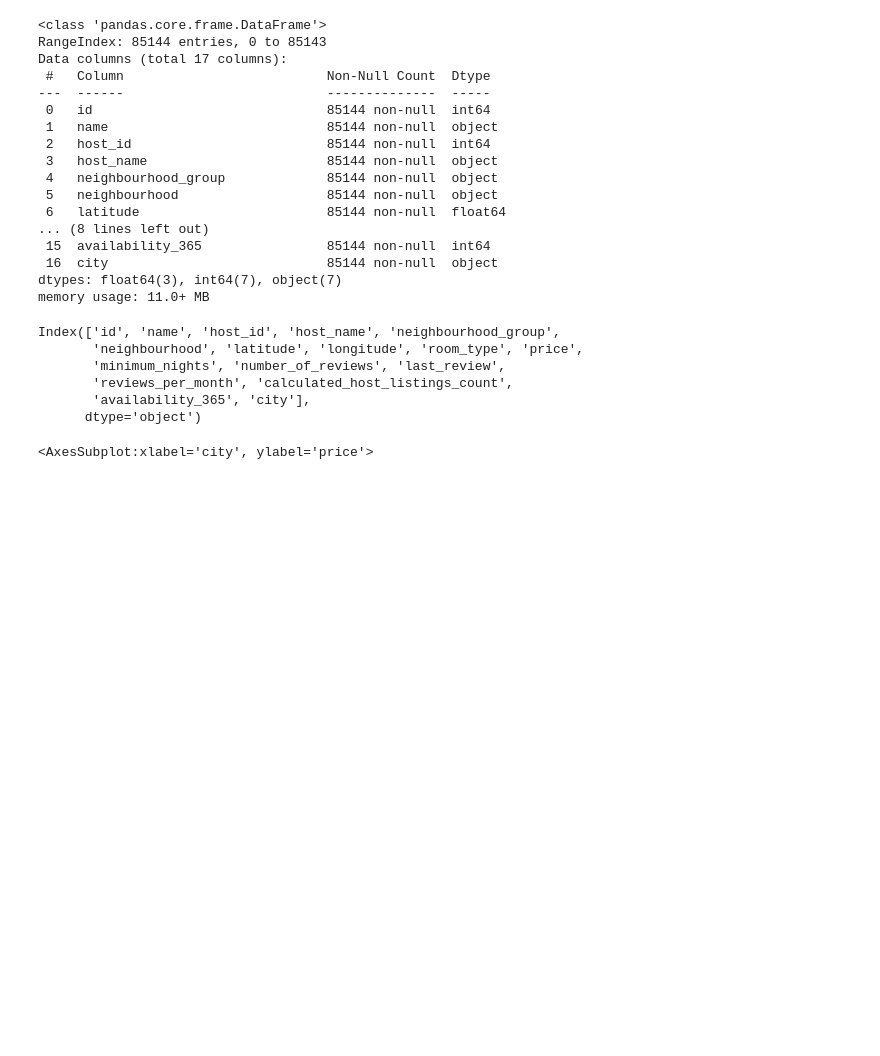
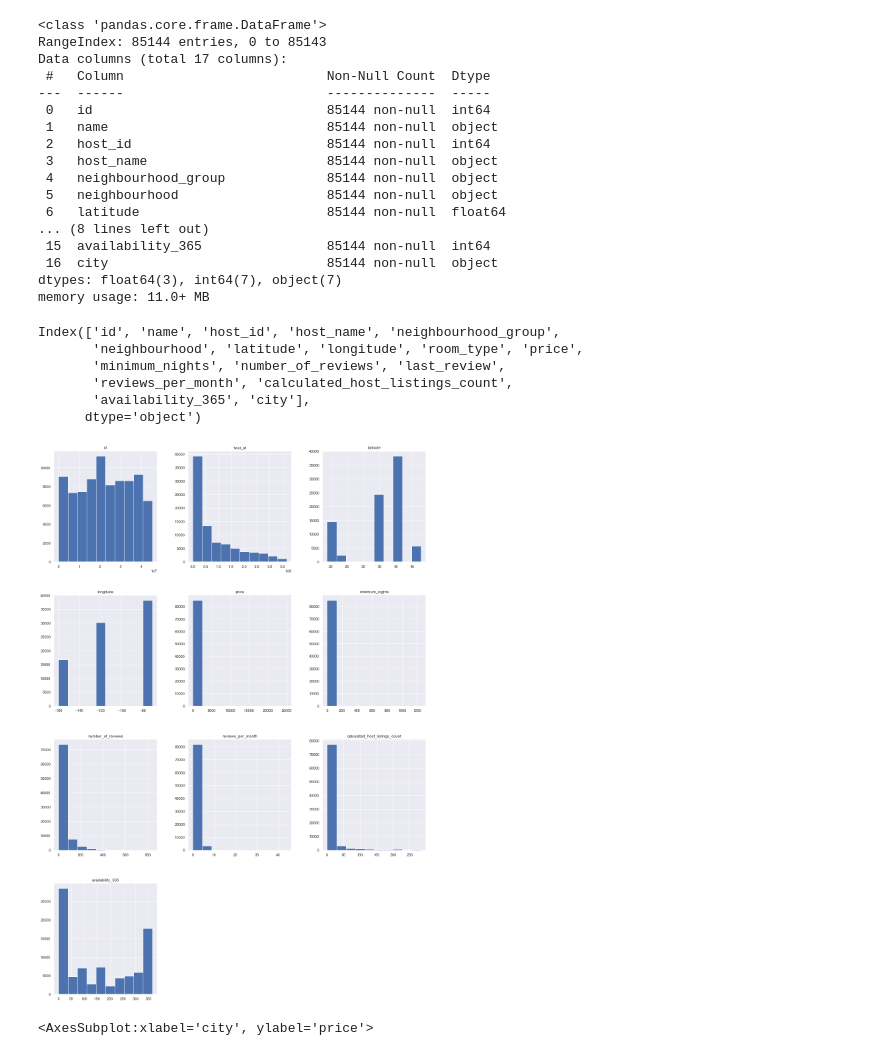
Before and after one commit to malakmosly/Capstone2, a Jupyter notebook: Airbnb Data EDA.ipynb, the cells around one changed output. Saved outputs shown, nothing was run; the diff lists cells and outputs as text; code cells hidden in the pictures; blank space fills up the shorter version.

```diff
--- a/Airbnb Data EDA.ipynb
+++ b/Airbnb Data EDA.ipynb
@@ -54,6 +54,11 @@ Index(['id', 'name', 'host_id', 'host_name', 'neighbourhood_group',
        'reviews_per_month', 'calculated_host_listings_count',
        'availability_365', 'city'],
       dtype='object')
+# %%
+df.hist(df.columns)
+plt.show()
+# %% [output]
+[figure, added]
 # %%
 sns.set(rc={'figure.figsize':(20,30)})
 sns.boxplot(data = df, x='city', y='price')
```
